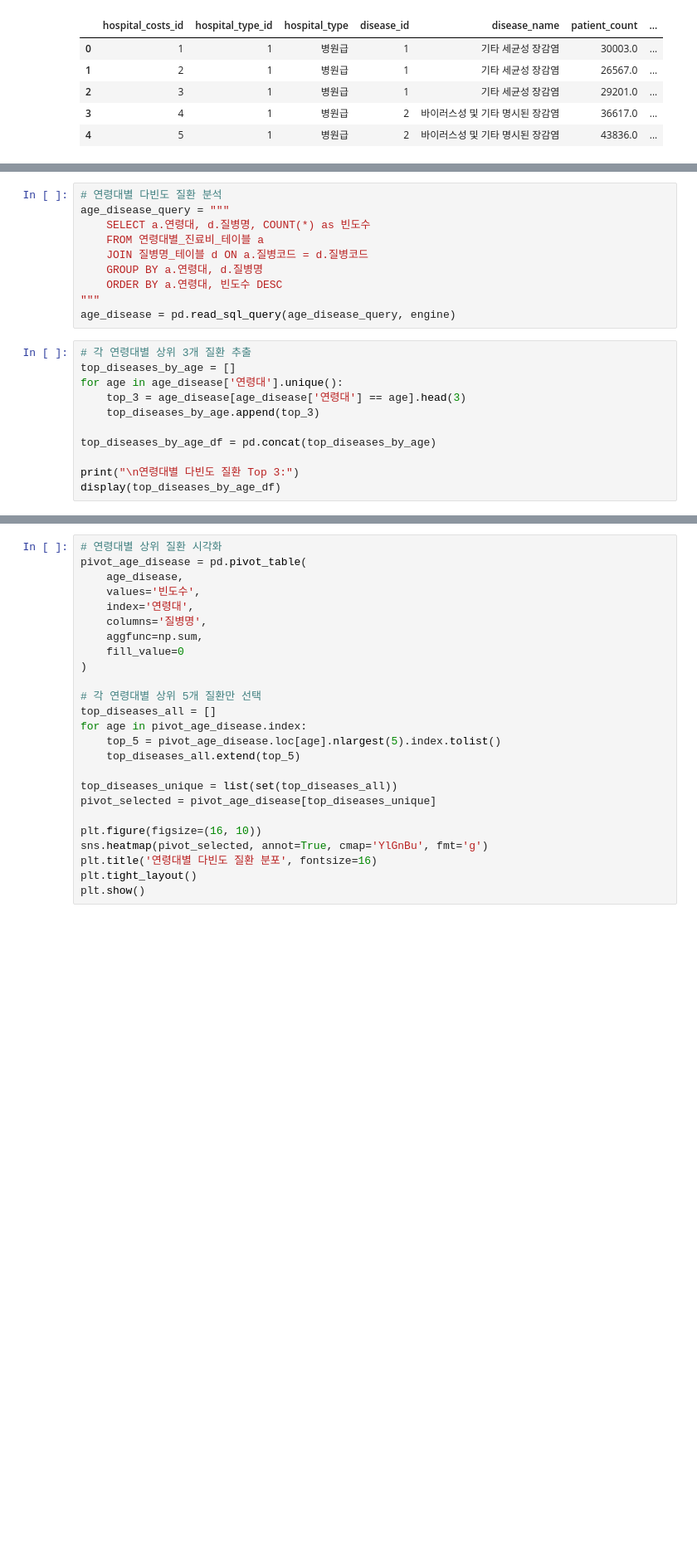
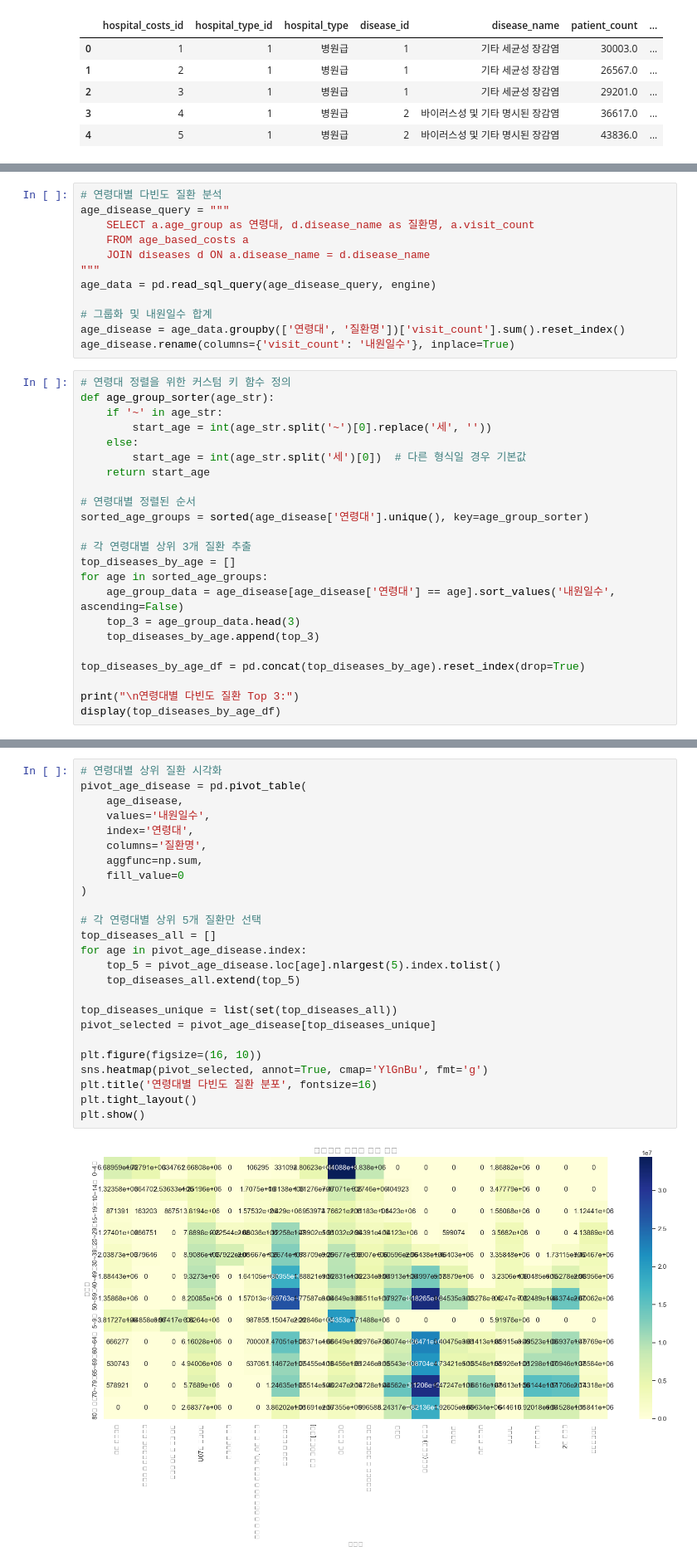
Before and after one commit to yujeong0411/Medi-Budget, a Jupyter notebook: backend/src/data/notebooks/anaylze.ipynb, the cells around one changed output, grey strips where cells are left out. Shown at 83% size. Cells and saved outputs as stored; diff of their text form; blank space fills up the shorter version.

```diff
--- a/backend/src/data/notebooks/anaylze.ipynb
+++ b/backend/src/data/notebooks/anaylze.ipynb
@@ -300,21 +325,35 @@ plt.show()
 # %%
 # 연령대별 다빈도 질환 분석
 age_disease_query = """
-    SELECT a.연령대, d.질병명, COUNT(*) as 빈도수
-    FROM 연령대별_진료비_테이블 a
-    JOIN 질병명_테이블 d ON a.질병코드 = d.질병코드
-    GROUP BY a.연령대, d.질병명
-    ORDER BY a.연령대, 빈도수 DESC
+    SELECT a.age_group as 연령대, d.disease_name as 질환명, a.visit_count
+    FROM age_based_costs a
+    JOIN diseases d ON a.disease_name = d.disease_name
 """
-age_disease = pd.read_sql_query(age_disease_query, engine)
+age_data = pd.read_sql_query(age_disease_query, engine)
+
+# 그룹화 및 내원일수 합계
+age_disease = age_data.groupby(['연령대', '질환명'])['visit_count'].sum().reset_index()
+age_disease.rename(columns={'visit_count': '내원일수'}, inplace=True)
 # %%
+# 연령대 정렬을 위한 커스텀 키 함수 정의
+def age_group_sorter(age_str):
+    if '~' in age_str:
+        start_age = int(age_str.split('~')[0].replace('세', ''))
+    else:
+        start_age = int(age_str.split('세')[0])  # 다른 형식일 경우 기본값
+    return start_age
+
+# 연령대별 정렬된 순서
+sorted_age_groups = sorted(age_disease['연령대'].unique(), key=age_group_sorter)
+
 # 각 연령대별 상위 3개 질환 추출
 top_diseases_by_age = []
-for age in age_disease['연령대'].unique():
-    top_3 = age_disease[age_disease['연령대'] == age].head(3)
+for age in sorted_age_groups:
+    age_group_data = age_disease[age_disease['연령대'] == age].sort_values('내원일수', ascending=False)
+    top_3 = age_group_data.head(3)
     top_diseases_by_age.append(top_3)
 
-top_diseases_by_age_df = pd.concat(top_diseases_by_age)
+top_diseases_by_age_df = pd.concat(top_diseases_by_age).reset_index(drop=True)
 
 print("\n연령대별 다빈도 질환 Top 3:")
 display(top_diseases_by_age_df)
@@ -321,28 +379,30 @@ display(top_diseases_by_age_df)
 # %%
 # 연령대별 상위 질환 시각화
 pivot_age_disease = pd.pivot_table(
     age_disease,
-    values='빈도수',
+    values='내원일수',
     index='연령대',
-    columns='질병명',
+    columns='질환명',
     aggfunc=np.sum,
     fill_value=0
 )
 
 # 각 연령대별 상위 5개 질환만 선택
 top_diseases_all = []
 for age in pivot_age_disease.index:
     top_5 = pivot_age_disease.loc[age].nlargest(5).index.tolist()
     top_diseases_all.extend(top_5)
 
 top_diseases_unique = list(set(top_diseases_all))
 pivot_selected = pivot_age_disease[top_diseases_unique]
 
 plt.figure(figsize=(16, 10))
 sns.heatmap(pivot_selected, annot=True, cmap='YlGnBu', fmt='g')
 plt.title('연령대별 다빈도 질환 분포', fontsize=16)
 plt.tight_layout()
 plt.show()
+# %% [output]
+[figure, added]
 # %%
 ## 8. 지역별 분석
 
```
Also changed, not shown: parts of 24 cells of this notebook, 6 other files.
